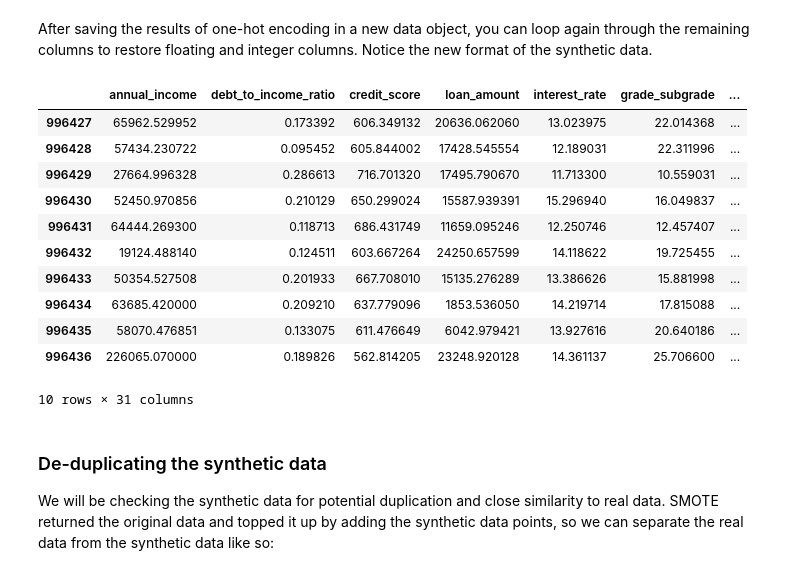
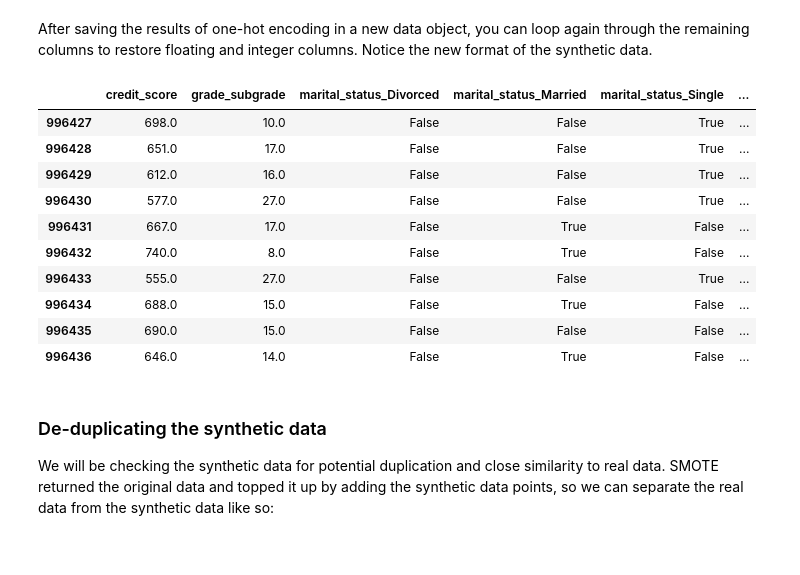
Before and after one commit to znogbes/kaggle-predicting-loan-payback, a Jupyter notebook: eda-and-pre-ml.ipynb, the cells around one changed output. Saved outputs shown, nothing was run; the diff lists cells and outputs as text; code cells hidden in the pictures.

```diff
--- a/eda-and-pre-ml.ipynb
+++ b/eda-and-pre-ml.ipynb
@@ -593,7 +592,8 @@ X_smote.tail(10)
 We will identify the original variable types from the original data and re-process accordingly.
 # %%
 # identify all data types
-print(data_encoded.dtypes.unique())
+X = data_encoded.drop('loan_paid_back', axis=1)
+print(X.dtypes.unique())
 
 # create objects containing variable names by type
 col_names = X.columns
@@ -642,6 +642,9 @@ def cast_one_hot_encoding(df, col_pattern):
     # replace the original columns with one-hot encoded values
     df[filtered_cols] = encoded_array
 
+    # turn boolean
+    df[filtered_cols] =  df[filtered_cols].astype('bool')
+
     return df
 
 patterns = ['gender', 'marital_status', 'education_level', 'employment_status', 'loan_purpose']
@@ -669,28 +672,27 @@ After saving the results of one-hot encoding in a new data object, you can loop
 # %%
 # use another loop to set types to float and integer columns
 for col in col_names:
     if col in float_cols:
-        # keep float type as is
-        X_smote_processed[col] = X_smote_processed[col].astype(float)
-    elif col in int_cols or col in bool_cols:
-        # round integers / turn from int32 to int64 for boolean cols
-        X_smote_processed[col] = X_smote_processed[col].round().astype('int64')
+        # keep float type as is but round to 2 decimals to as in real data
+        X_smote_processed[col] = X_smote_processed[col].round(2).astype(float)
+    elif col in int_cols:
+        # round integers
+        X_smote_processed[col] = X_smote_processed[col].round()
 
-# have a look at the processed data
-X_smote_processed.tail(10)
+# have a look at the processed data (just a couple of cols to check the changes)
+X_smote_processed.filter(regex='credit_score|grade_subgrade|marital_status').tail(10)
 # %% [output]
-|  | annual_income | debt_to_income_ratio | credit_score | loan_amount | interest_rate | grade_subgrade | ... |
-| 996427 | 65962.529952 | 0.173392 | 606.349132 | 20636.062060 | 13.023975 | 22.014368 | ... |
-| 996428 | 57434.230722 | 0.095452 | 605.844002 | 17428.545554 | 12.189031 | 22.311996 | ... |
-| 996429 | 27664.996328 | 0.286613 | 716.701320 | 17495.790670 | 11.713300 | 10.559031 | ... |
-| 996430 | 52450.970856 | 0.210129 | 650.299024 | 15587.939391 | 15.296940 | 16.049837 | ... |
-| 996431 | 64444.269300 | 0.118713 | 686.431749 | 11659.095246 | 12.250746 | 12.457407 | ... |
-| 996432 | 19124.488140 | 0.124511 | 603.667264 | 24250.657599 | 14.118622 | 19.725455 | ... |
-| 996433 | 50354.527508 | 0.201933 | 667.708010 | 15135.276289 | 13.386626 | 15.881998 | ... |
-| 996434 | 63685.420000 | 0.209210 | 637.779096 | 1853.536050 | 14.219714 | 17.815088 | ... |
-| 996435 | 58070.476851 | 0.133075 | 611.476649 | 6042.979421 | 13.927616 | 20.640186 | ... |
-| 996436 | 226065.070000 | 0.189826 | 562.814205 | 23248.920128 | 14.361137 | 25.706600 | ... |
+|  | credit_score | grade_subgrade | marital_status_Divorced | marital_status_Married | marital_status_Single | ... |
+| 996427 | 698.0 | 10.0 | False | False | True | ... |
+| 996428 | 651.0 | 17.0 | False | False | True | ... |
+| 996429 | 612.0 | 16.0 | False | False | True | ... |
+| 996430 | 577.0 | 27.0 | False | False | True | ... |
+| 996431 | 667.0 | 17.0 | False | True | False | ... |
+| 996432 | 740.0 | 8.0 | False | True | False | ... |
+| 996433 | 555.0 | 27.0 | False | False | True | ... |
+| 996434 | 688.0 | 15.0 | False | True | False | ... |
+| 996435 | 690.0 | 15.0 | False | False | False | ... |
+| 996436 | 646.0 | 14.0 | False | True | False | ... |
-10 rows × 31 columns
 # %% [markdown]
 ### De-duplicating the synthetic data
 
```
Also changed, not shown: parts of 10 cells of this notebook, 2 other files.
